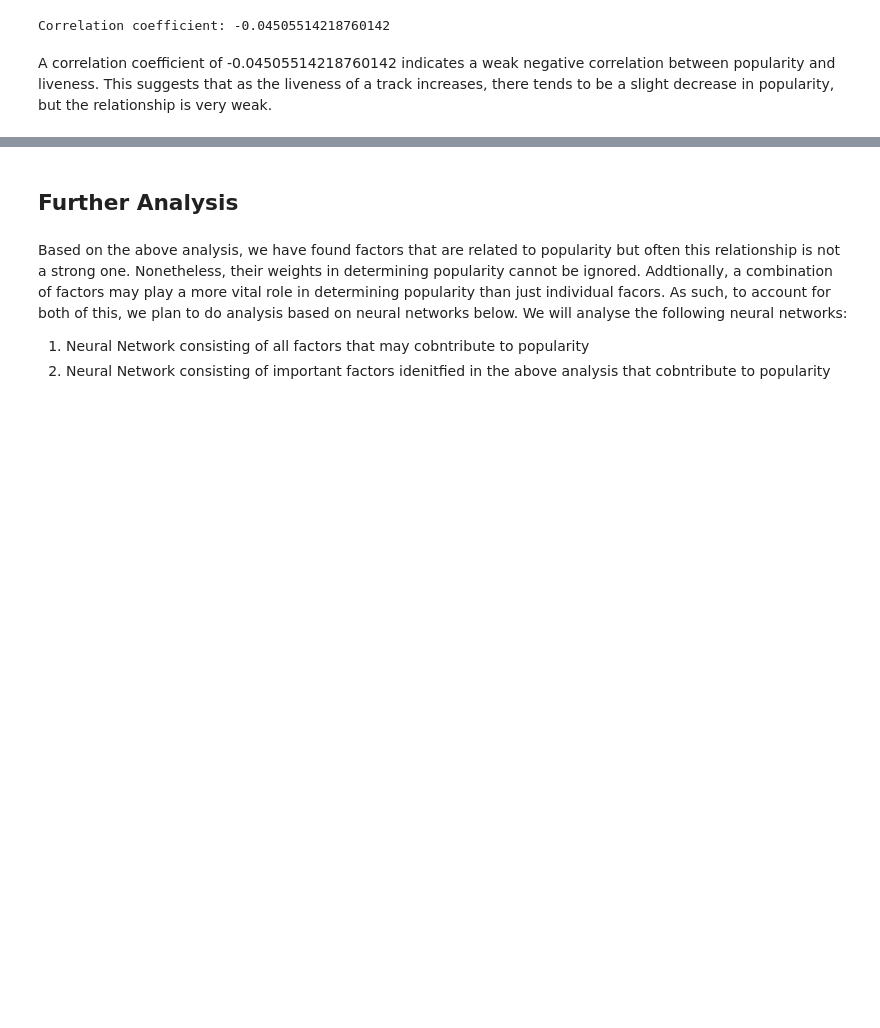
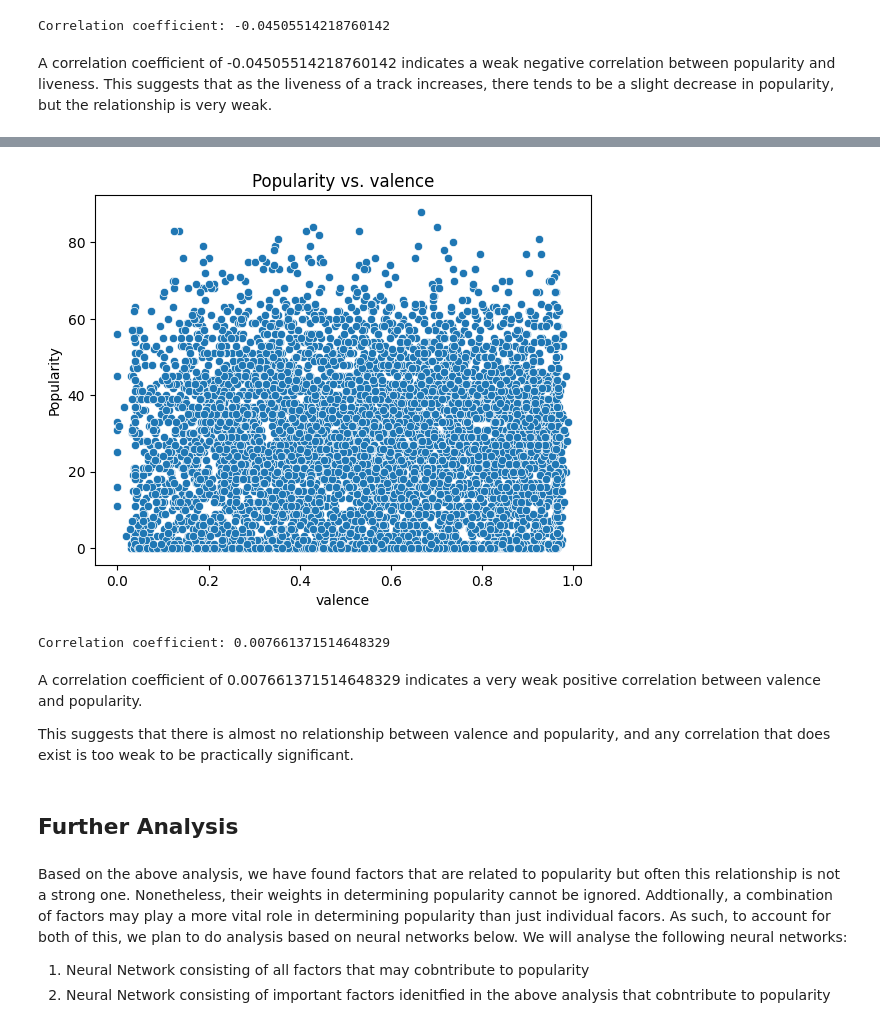
Before and after one commit to ayushmandixit2000/DSAI-Project, a Jupyter notebook: TracksAnalysis.ipynb, the cells around one changed output, grey strips where cells are left out. Cells and saved outputs as stored; diff of their text form; code cells hidden in the pictures; blank space fills up the shorter version.

```diff
--- a/TracksAnalysis.ipynb
+++ b/TracksAnalysis.ipynb
@@ -1051,3 +1091,30 @@ A correlation coefficient of -0.04505514218760142 indicates a weak negative corr
+# %%
+#Next, let us see if there is a direct relationship between valence and popularity through a scatter plot
+
+# Create a scatter plot of valence vs. popularity
+sns.scatterplot(x='valence', y='popularity', data=df)
+
+# Set the plot title and axis labels
+plt.title('Popularity vs. valence')
+plt.xlabel('valence')
+plt.ylabel('Popularity')
+
+# Show the plot
+plt.show()
+
+
+# Calculate the correlation coefficient between valence and popularity
+corr = df['valence'].corr(df['popularity'])
+
+# Print the correlation coefficient to the console
+print('Correlation coefficient:', corr)
+# %% [output]
+[figure, added]
+Correlation coefficient: 0.007661371514648329
+# %% [markdown]
+A correlation coefficient of 0.007661371514648329 indicates a very weak positive correlation between valence and popularity.
+
+This suggests that there is almost no relationship between valence and popularity, and any correlation that does exist is too weak to be practically significant.
 # %% [markdown]
 ## Further Analysis
 # %% [markdown]
```
Also changed, not shown: parts of 2 cells of this notebook.
